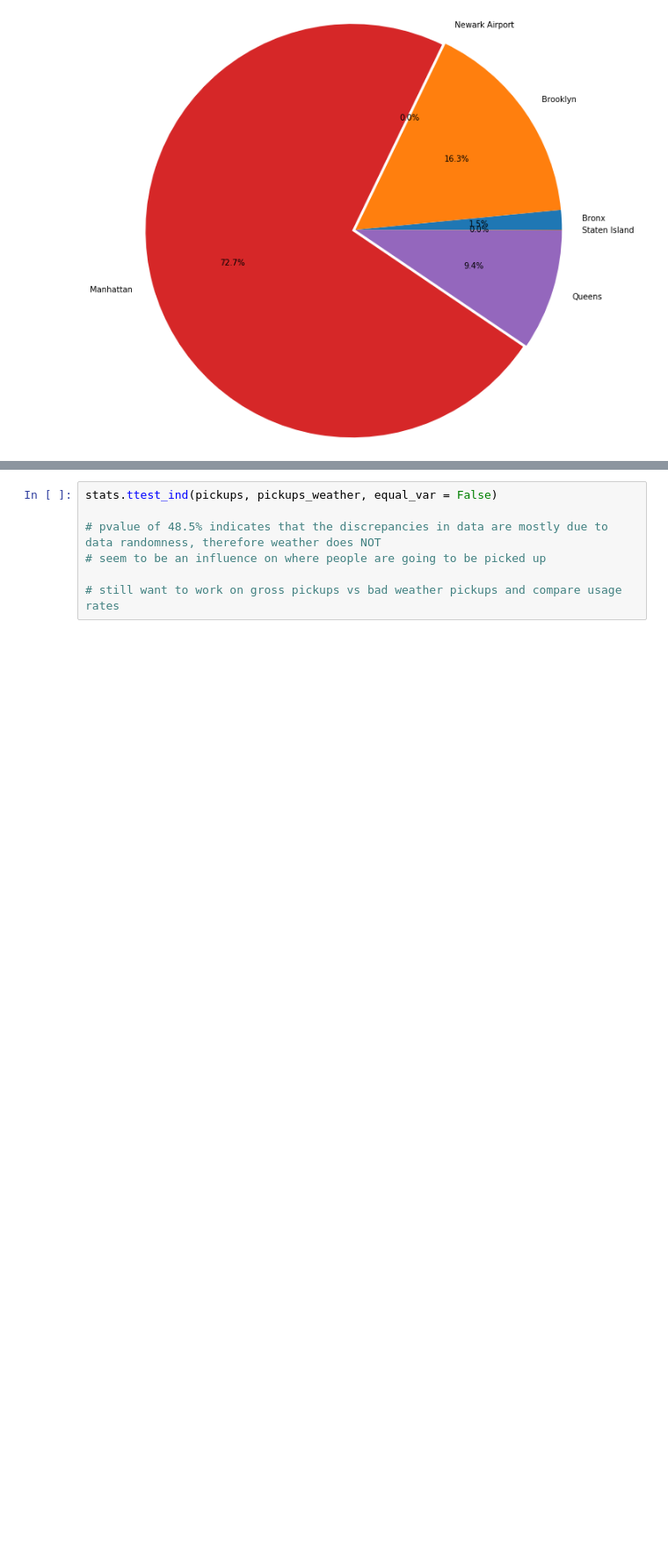
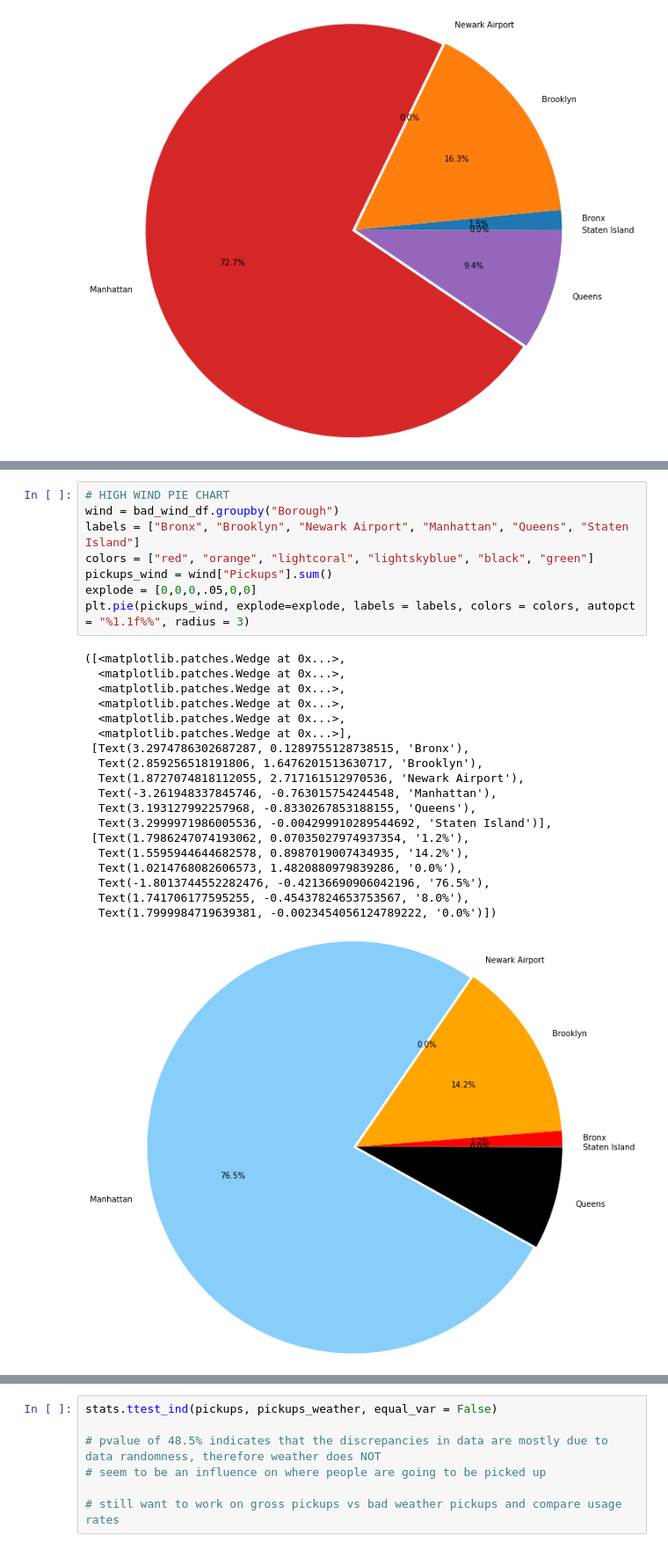
Before and after one commit to iliveonit/Project1-2020, a Jupyter notebook: UberWeather.ipynb, the cells around one changed output, grey strips where cells are left out. Shown: that part at 88% size. Cells and saved outputs as stored; diff of their text form; blank space fills up the shorter version.

```diff
--- a/UberWeather.ipynb
+++ b/UberWeather.ipynb
@@ -182,0 +239,28 @@ plt.pie(pickups, explode=explode, labels = labels, autopct = "%1.1f%%", radius =
+# %%
+# HIGH WIND PIE CHART
+wind = bad_wind_df.groupby("Borough")
+labels = ["Bronx", "Brooklyn", "Newark Airport", "Manhattan", "Queens", "Staten Island"]
+colors = ["red", "orange", "lightcoral", "lightskyblue", "black", "green"]
+pickups_wind = wind["Pickups"].sum()
+explode = [0,0,0,.05,0,0]
+plt.pie(pickups_wind, explode=explode, labels = labels, colors = colors, autopct = "%1.1f%%", radius = 3)
+# %% [output]
+([<matplotlib.patches.Wedge at 0x...>,
+  <matplotlib.patches.Wedge at 0x...>,
+  <matplotlib.patches.Wedge at 0x...>,
+  <matplotlib.patches.Wedge at 0x...>,
+  <matplotlib.patches.Wedge at 0x...>,
+  <matplotlib.patches.Wedge at 0x...>],
+ [Text(3.2974786302687287, 0.1289755128738515, 'Bronx'),
+  Text(2.859256518191806, 1.6476201513630717, 'Brooklyn'),
+  Text(1.8727074818112055, 2.717161512970536, 'Newark Airport'),
+  Text(-3.261948337845746, -0.763015754244548, 'Manhattan'),
+  Text(3.193127992257968, -0.8330267853188155, 'Queens'),
+  Text(3.2999971986005536, -0.004299910289544692, 'Staten Island')],
+ [Text(1.7986247074193062, 0.07035027974937354, '1.2%'),
+  Text(1.5595944644682578, 0.8987019007434935, '14.2%'),
+  Text(1.0214768082606573, 1.4820880979839286, '0.0%'),
+  Text(-1.8013744552282476, -0.42136690906042196, '76.5%'),
+  Text(1.741706177595255, -0.45437824653753567, '8.0%'),
+  Text(1.7999984719639381, -0.0023454056124789222, '0.0%')])
+[figure, added]
```
Also changed, not shown: parts of 5 cells of this notebook.
